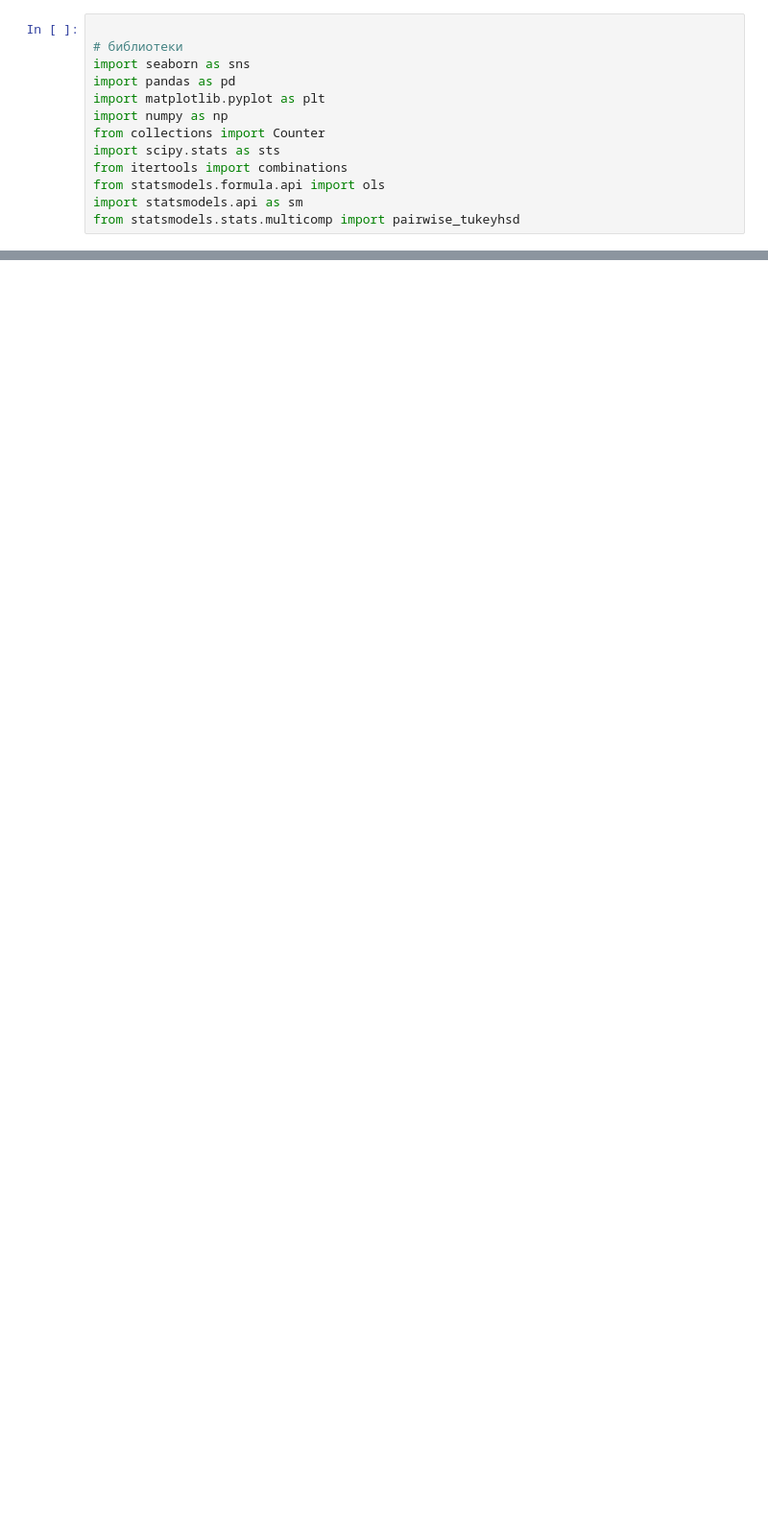
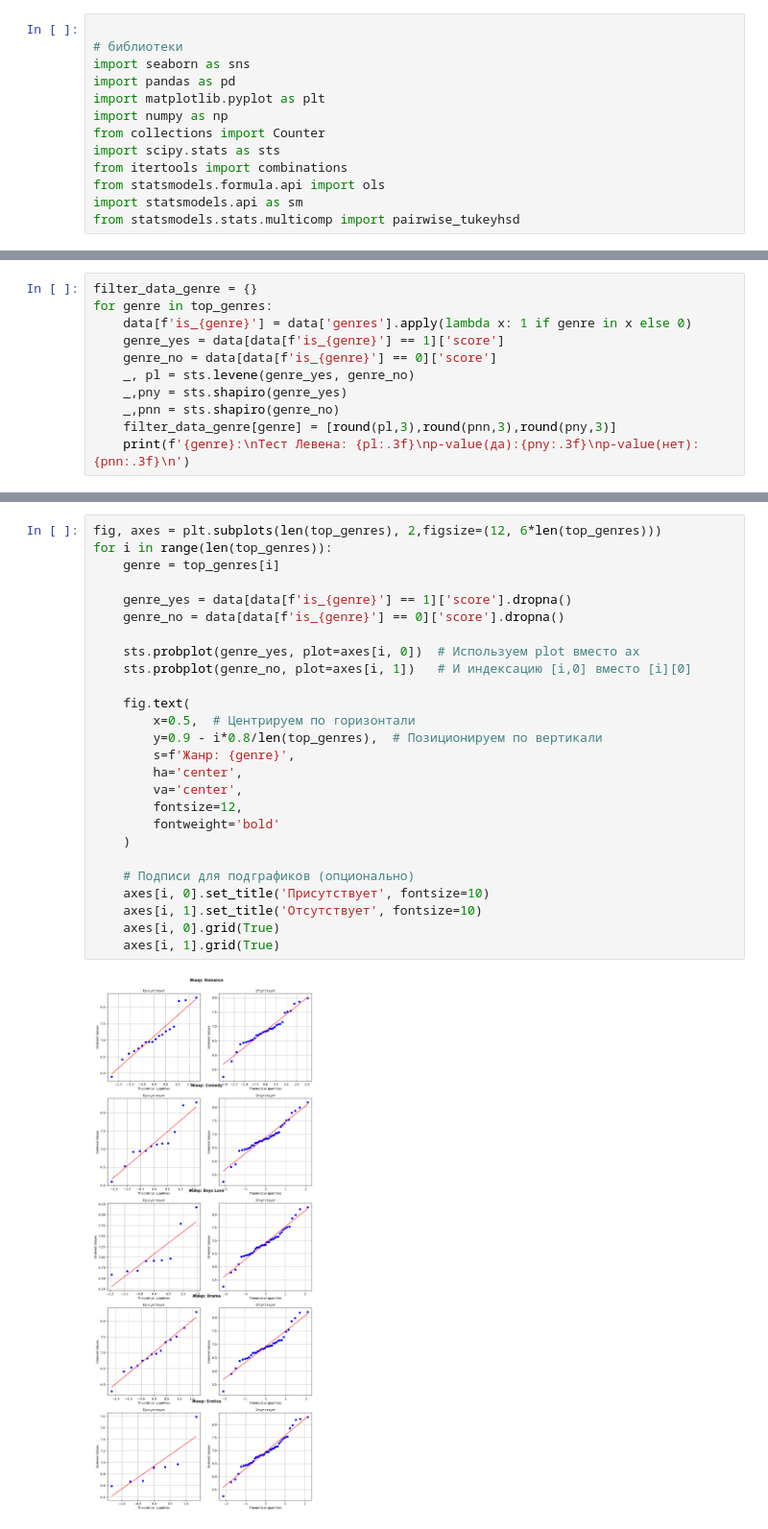
Before and after one commit to Slava55555/EconometricsAndStatistics, a Jupyter notebook: scripts/lab5.ipynb, the cells around one changed output, grey strips where cells are left out. Shown at 96% size. Cells and saved outputs as stored; diff of their text form; blank space fills up the shorter version.

```diff
--- a/scripts/lab5.ipynb
+++ b/scripts/lab5.ipynb
@@ -99,0 +38,11 @@ plt.show()
+# %%
+filter_data_genre = {}
+for genre in top_genres:
+    data[f'is_{genre}'] = data['genres'].apply(lambda x: 1 if genre in x else 0)
+    genre_yes = data[data[f'is_{genre}'] == 1]['score']
+    genre_no = data[data[f'is_{genre}'] == 0]['score']
+    _, pl = sts.levene(genre_yes, genre_no)
+    _,pny = sts.shapiro(genre_yes)
+    _,pnn = sts.shapiro(genre_no)
+    filter_data_genre[genre] = [round(pl,3),round(pnn,3),round(pny,3)]
+    print(f'{genre}:\nТест Левена: {pl:.3f}\np-value(да):{pny:.3f}\np-value(нет):{pnn:.3f}\n')
@@ -99,0 +67,28 @@ plt.show()
+# %%
+fig, axes = plt.subplots(len(top_genres), 2,figsize=(12, 6*len(top_genres)))
+for i in range(len(top_genres)):
+    genre = top_genres[i]
+
+    genre_yes = data[data[f'is_{genre}'] == 1]['score'].dropna()
+    genre_no = data[data[f'is_{genre}'] == 0]['score'].dropna()
+
+    sts.probplot(genre_yes, plot=axes[i, 0])  # Используем plot вместо ax
+    sts.probplot(genre_no, plot=axes[i, 1])   # И индексацию [i,0] вместо [i][0]
+
+    fig.text(
+        x=0.5,  # Центрируем по горизонтали
+        y=0.9 - i*0.8/len(top_genres),  # Позиционируем по вертикали
+        s=f'Жанр: {genre}',
+        ha='center',
+        va='center',
+        fontsize=12,
+        fontweight='bold'
+    )
+
+    # Подписи для подграфиков (опционально)
+    axes[i, 0].set_title('Присутствует', fontsize=10)
+    axes[i, 1].set_title('Отсутствует', fontsize=10)
+    axes[i, 0].grid(True)
+    axes[i, 1].grid(True)
+# %% [output]
+[figure, added]
```
Also changed, not shown: parts of 10 cells of this notebook.
